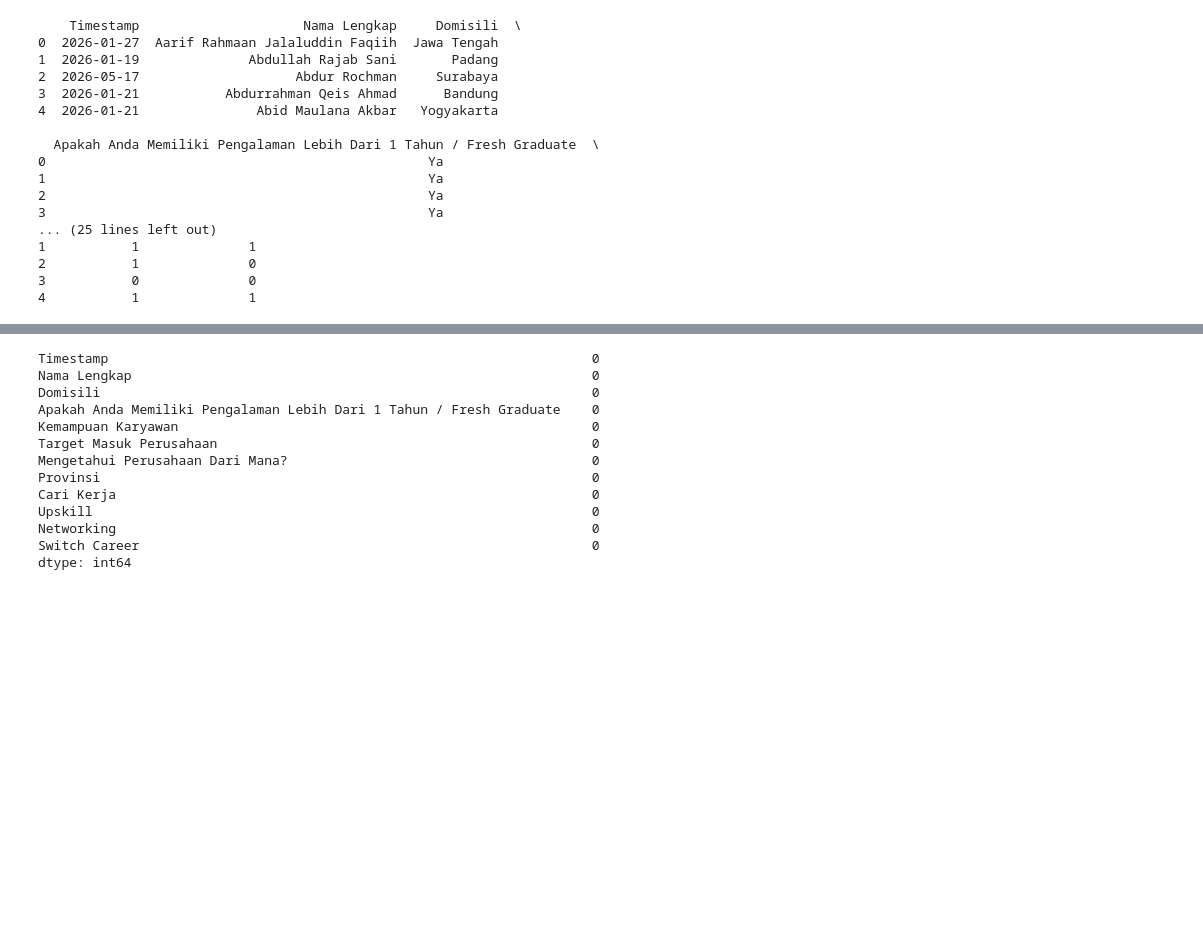
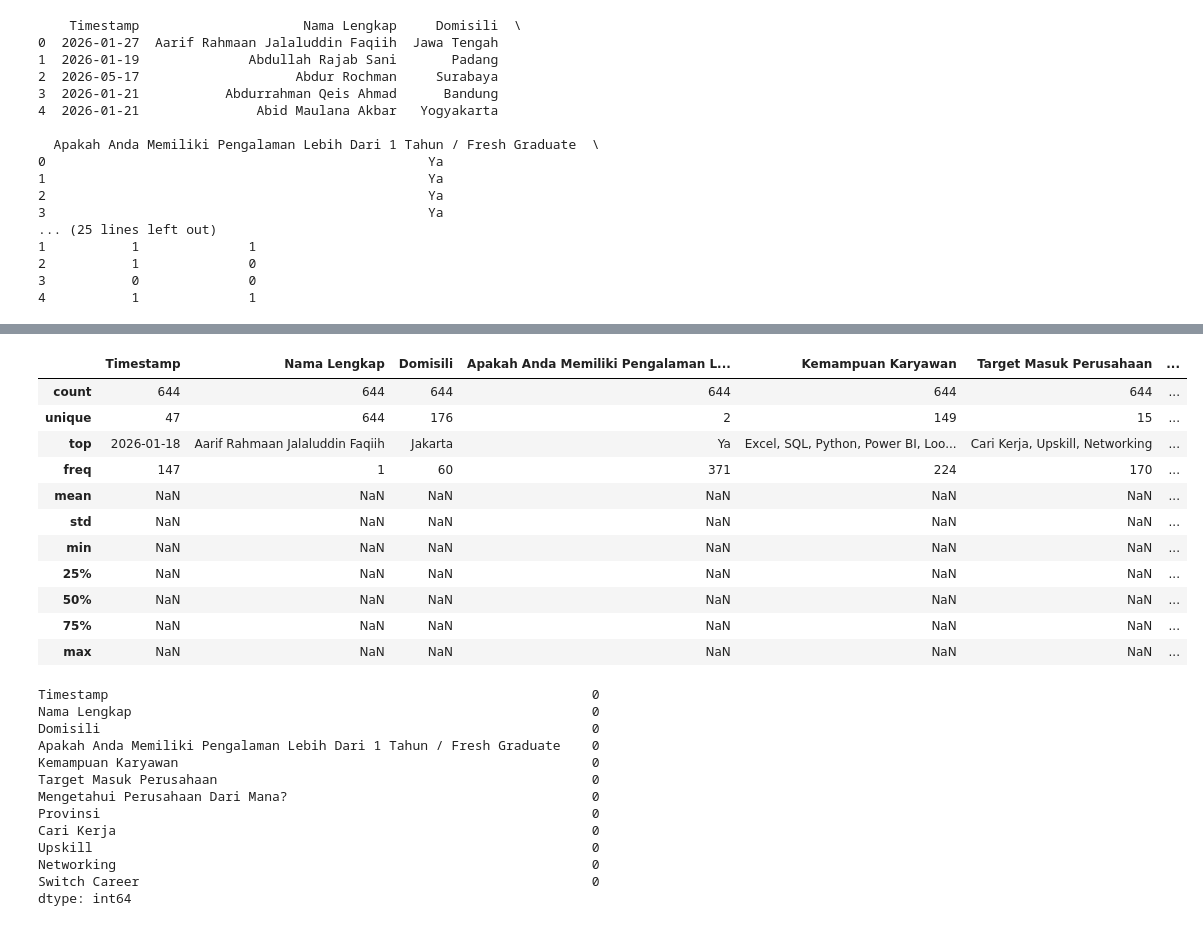
Before and after one commit to nura0201/Project-Recruitment-Analytics-Energy-Mining, a Jupyter notebook: Notebook/ExploratoryDataAnalysis.ipynb, the cells around one changed output, grey strips where cells are left out. Cells and saved outputs as stored; diff of their text form; code cells hidden in the pictures; blank space fills up the shorter version.

```diff
--- a/Notebook/ExploratoryDataAnalysis.ipynb
+++ b/Notebook/ExploratoryDataAnalysis.ipynb
@@ -57,3 +79,19 @@ print(df.shape)
+# %%
+# statistik deskriptif
+df.describe(include="all")
+# %% [output]
+|  | Timestamp | Nama Lengkap | Domisili | Apakah Anda Memiliki Pengalaman L... | Kemampuan Karyawan | Target Masuk Perusahaan | ... |
+| count | 644 | 644 | 644 | 644 | 644 | 644 | ... |
+| unique | 47 | 644 | 176 | 2 | 149 | 15 | ... |
+| top | 2026-01-18 | Aarif Rahmaan Jalaluddin Faqiih | Jakarta | Ya | Excel, SQL, Python, Power BI, Loo... | Cari Kerja, Upskill, Networking | ... |
+| freq | 147 | 1 | 60 | 371 | 224 | 170 | ... |
+| mean | NaN | NaN | NaN | NaN | NaN | NaN | ... |
+| std | NaN | NaN | NaN | NaN | NaN | NaN | ... |
+| min | NaN | NaN | NaN | NaN | NaN | NaN | ... |
+| 25% | NaN | NaN | NaN | NaN | NaN | NaN | ... |
+| 50% | NaN | NaN | NaN | NaN | NaN | NaN | ... |
+| 75% | NaN | NaN | NaN | NaN | NaN | NaN | ... |
+| max | NaN | NaN | NaN | NaN | NaN | NaN | ... |
 # %%
 # cek missing value
 print(df.isnull().sum())
```
Also changed, not shown: parts of 10 cells of this notebook, 3 other files.
